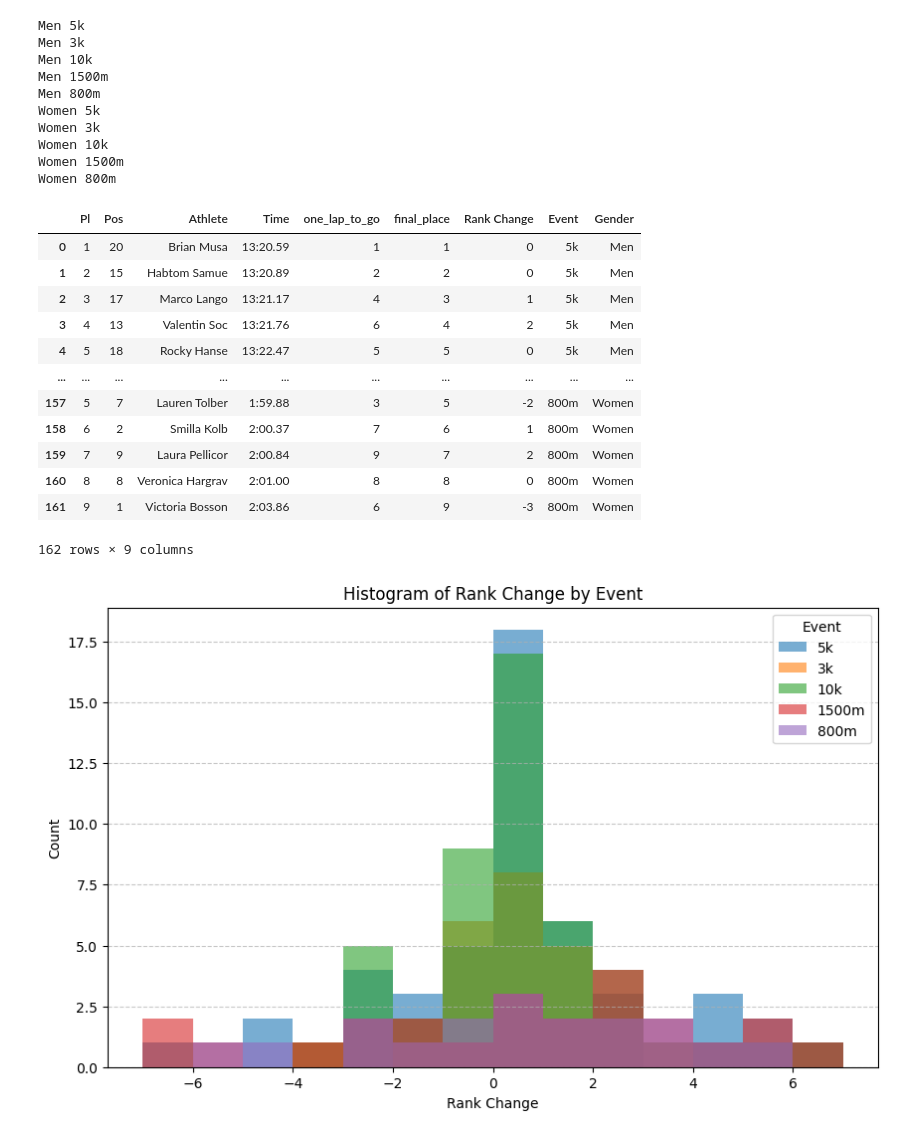
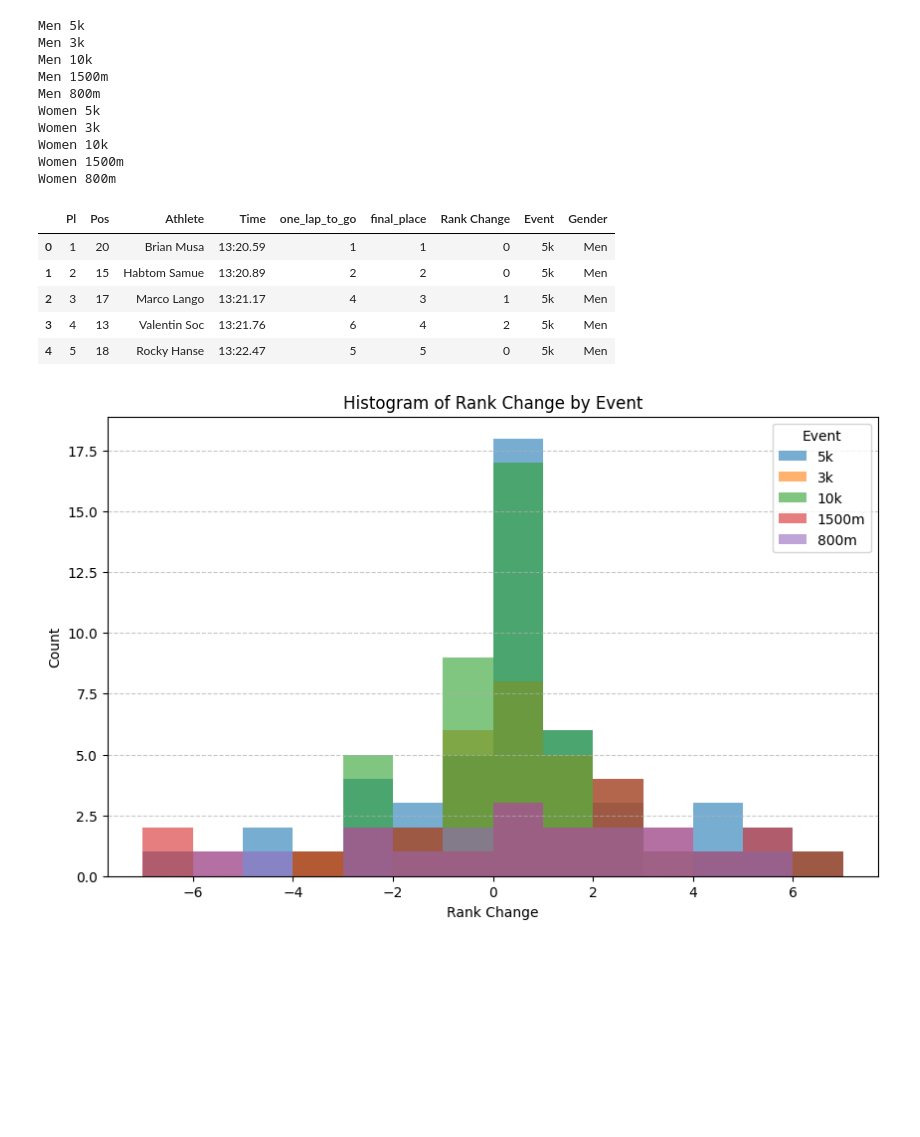
Before and after one commit to racheldadamio/rachels-receipts, a Jupyter notebook: ncaa_2025_last_lap/ncaa_last_lap.ipynb, the cells around one changed output. Saved outputs shown, nothing was run; the diff lists cells and outputs as text; code cells hidden in the pictures; blank space fills up the shorter version.

```diff
--- a/ncaa_2025_last_lap/ncaa_last_lap.ipynb
+++ b/ncaa_2025_last_lap/ncaa_last_lap.ipynb
@@ -81,21 +81,14 @@ Women 10k
 Women 1500m
 Women 800m
 # %%
-final_df
+final_df.head()
 # %% [output]
 |  | Pl | Pos | Athlete | Time | one_lap_to_go | final_place | Rank Change | Event | Gender |
 | 0 | 1 | 20 | Brian Musa | 13:20.59 | 1 | 1 | 0 | 5k | Men |
 | 1 | 2 | 15 | Habtom Samue | 13:20.89 | 2 | 2 | 0 | 5k | Men |
 | 2 | 3 | 17 | Marco Lango | 13:21.17 | 4 | 3 | 1 | 5k | Men |
 | 3 | 4 | 13 | Valentin Soc | 13:21.76 | 6 | 4 | 2 | 5k | Men |
 | 4 | 5 | 18 | Rocky Hanse | 13:22.47 | 5 | 5 | 0 | 5k | Men |
-| ... | ... | ... | ... | ... | ... | ... | ... | ... | ... |
-| 157 | 5 | 7 | Lauren Tolber | 1:59.88 | 3 | 5 | -2 | 800m | Women |
-| 158 | 6 | 2 | Smilla Kolb | 2:00.37 | 7 | 6 | 1 | 800m | Women |
-| 159 | 7 | 9 | Laura Pellicor | 2:00.84 | 9 | 7 | 2 | 800m | Women |
-| 160 | 8 | 8 | Veronica Hargrav | 2:01.00 | 8 | 8 | 0 | 800m | Women |
-| 161 | 9 | 1 | Victoria Bosson | 2:03.86 | 6 | 9 | -3 | 800m | Women |
-162 rows × 9 columns
 # %%
 import matplotlib.pyplot as plt
 
```
Also changed, not shown: parts of 5 cells of this notebook, 3 other files.
